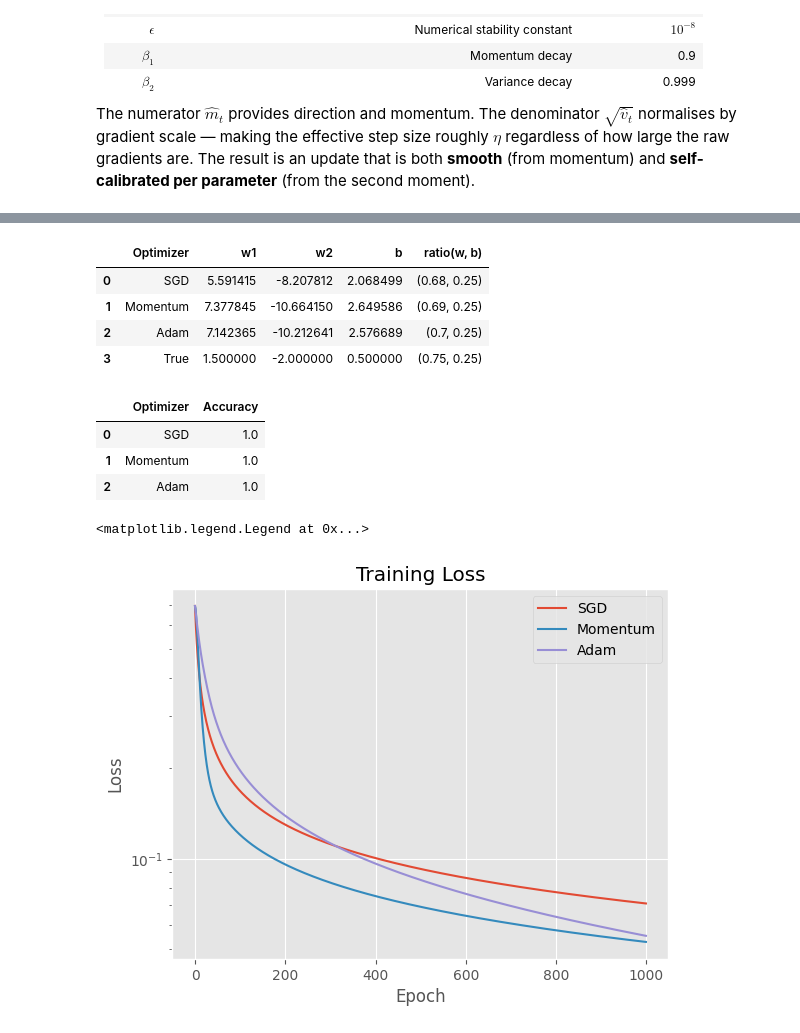
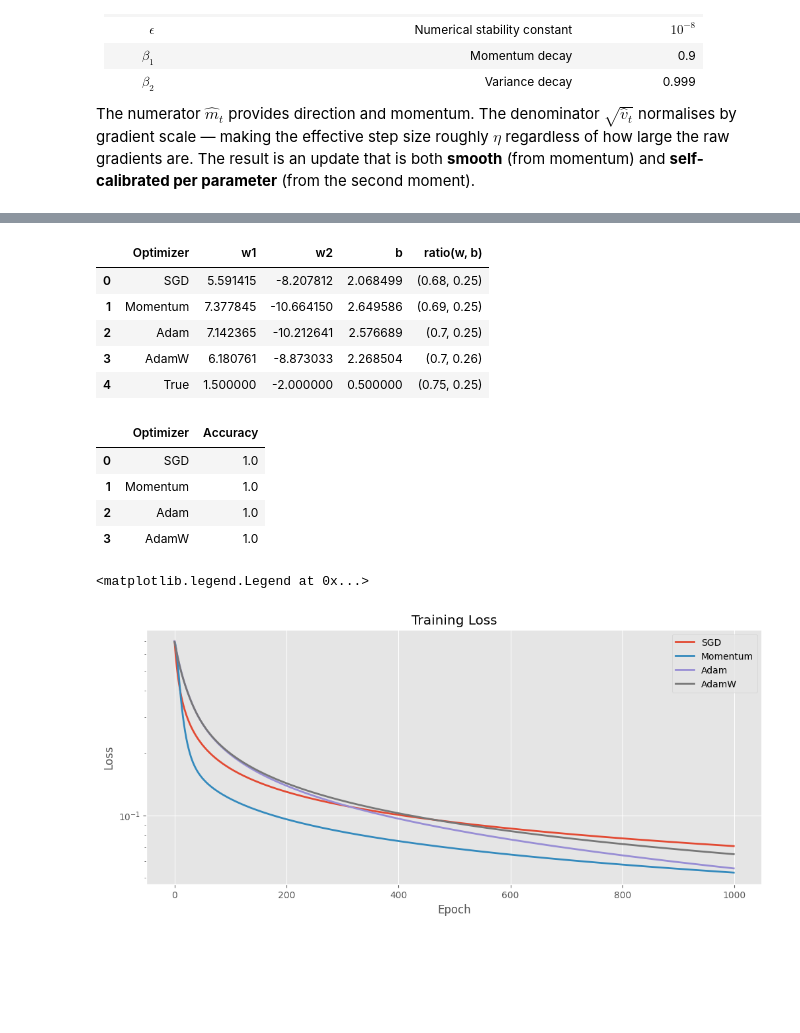
Before and after one commit to Dorian-MB/ML-from-scratch, a Jupyter notebook: optimizer.ipynb, the cells around one changed output, grey strips where cells are left out. Cells and saved outputs as stored; diff of their text form; code cells hidden in the pictures; blank space fills up the shorter version.

Commit message:
add AdamW

```diff
--- a/optimizer.ipynb
+++ b/optimizer.ipynb
@@ -162,14 +178,17 @@ class Momentum:
 
 
 class Adam:
-    def __init__(self, lr=0.01, b1=0.9, b2=0.999, eps=1e-8):
+    def __init__(self, lr=0.01, b1=0.9, b2=0.999, eps=1e-8, weight_decay=0.0, adamw=False):
         self.lr, self.b1, self.b2, self.eps = lr, b1, b2, eps
+        self.weight_decay, self.adamw = weight_decay, adamw  # adamw=True → decoupled decay instead of L2
         self.mw = self.vw = np.zeros_like(w_true) # 1st/2nd moment — allocated on first step
         self.mb = self.vb = 0.0
         self.t  = 0 # step counter for bias correction
 
     def step(self, w, b, dw, db):
         self.t += 1
+        if self.weight_decay and not self.adamw:   # classic Adam+L2: fold into the gradient
+            dw = dw + self.weight_decay * w
         # 1st moment
         self.mw = self.b1*self.mw + (1-self.b1)*dw
         self.mb = self.b1*self.mb + (1-self.b1)*db
@@ -184,6 +203,8 @@ class Adam:
         # update
         w = w - self.lr * mw_hat / (np.sqrt(vw_hat) + self.eps)
         b = b - self.lr * mb_hat / (np.sqrt(vb_hat) + self.eps)
+        if self.weight_decay and self.adamw:        # AdamW: decoupled decay, applied straight to the weights
+            w = w - self.lr * self.weight_decay * w
         return w, b
 # %%
 # ── 5. Training loop ───────────────────────────────────────────────
@@ -200,19 +221,21 @@ def train(opt, epochs=1000):
 h_sgd, w_sgd, b_sgd  = train(SGD(lr=0.5))
 h_mom, w_mom, b_mom  = train(Momentum(lr=0.1, beta=0.9))
 h_adam, w_adam, b_adam = train(Adam(lr=0.04))
+h_adamw, w_adamw, b_adamw = train(Adam(lr=0.04, weight_decay=0.01, adamw=True))
 # %%
 # table of final parameters
 def get_ratio(w, b):
     return round(-w[0]/w[1], 2), round(-b/w[1], 2)  # from decision boundary: w[0]*x1 + w[1]*x2 + b = 0 => x2 = -(w[0]*x1 + b) / w[1]
 
 table_weights = pd.DataFrame({
-    'Optimizer': ['SGD', 'Momentum', 'Adam', "True"],
-    'w1': [w_sgd[0], w_mom[0], w_adam[0], w_true[0]],
-    'w2': [w_sgd[1], w_mom[1], w_adam[1], w_true[1]],
-    'b':  [b_sgd, b_mom, b_adam, b_true],
+    'Optimizer': ['SGD', 'Momentum', 'Adam', 'AdamW', "True"],
+    'w1': [w_sgd[0], w_mom[0], w_adam[0], w_adamw[0], w_true[0]],
+    'w2': [w_sgd[1], w_mom[1], w_adam[1], w_adamw[1], w_true[1]],
+    'b':  [b_sgd, b_mom, b_adam, b_adamw, b_true],
     "ratio(w, b)": [get_ratio(w_sgd, b_sgd),
                     get_ratio(w_mom, b_mom),
                     get_ratio(w_adam, b_adam),
+                    get_ratio(w_adamw, b_adamw),
                     get_ratio(w_true, b_true)]
 })
 table_weights
@@ -221,7 +244,8 @@ table_weights
 | 0 | SGD | 5.591415 | -8.207812 | 2.068499 | (0.68, 0.25) |
 | 1 | Momentum | 7.377845 | -10.664150 | 2.649586 | (0.69, 0.25) |
 | 2 | Adam | 7.142365 | -10.212641 | 2.576689 | (0.7, 0.25) |
-| 3 | True | 1.500000 | -2.000000 | 0.500000 | (0.75, 0.25) |
+| 3 | AdamW | 6.180761 | -8.873033 | 2.268504 | (0.7, 0.26) |
+| 4 | True | 1.500000 | -2.000000 | 0.500000 | (0.75, 0.25) |
 # %%
 # 6. scoring final parameters
 def score(w, b, X=X, y=y):
@@ -234,7 +259,7 @@ adam_score = score(w_adam, b_adam)
 # %%
 table_scores = pd.DataFrame({
-    'Optimizer': ['SGD', 'Momentum', 'Adam'],
-    'Accuracy': [sgd_score, mom_score, adam_score]
+    'Optimizer': ['SGD', 'Momentum', 'Adam', 'AdamW'],
+    'Accuracy': [sgd_score, mom_score, adam_score, adamw_score]
 })
 table_scores
 # %% [output]
@@ -242,19 +267,22 @@ table_scores
 | 0 | SGD | 1.0 |
 | 1 | Momentum | 1.0 |
 | 2 | Adam | 1.0 |
+| 3 | AdamW | 1.0 |
 # %%
 # ── 7. Visualization ───────────────────────────────────────────────
-plt.plot(h_sgd, label='SGD')
-plt.plot(h_mom, label='Momentum')
-plt.plot(h_adam, label='Adam')
+plt.figure(figsize=(12, 5))
+plt.plot(h_sgd, label='SGD', linewidth=2)
+plt.plot(h_mom, label='Momentum', linewidth=2)
+plt.plot(h_adam, label='Adam', linewidth=2)
+plt.plot(h_adamw, label='AdamW', linewidth=2)
 plt.yscale('log')
 plt.xlabel('Epoch')
 plt.ylabel('Loss')
 plt.title('Training Loss')
 plt.legend()
 # %% [output]
 <matplotlib.legend.Legend at 0x...>
-[figure, old version]
+[figure, new version]
 # %%
 # Decision boundaries
 plt.figure(figsize=(10, 10))
```
Also changed, not shown: parts of 3 cells of this notebook.
